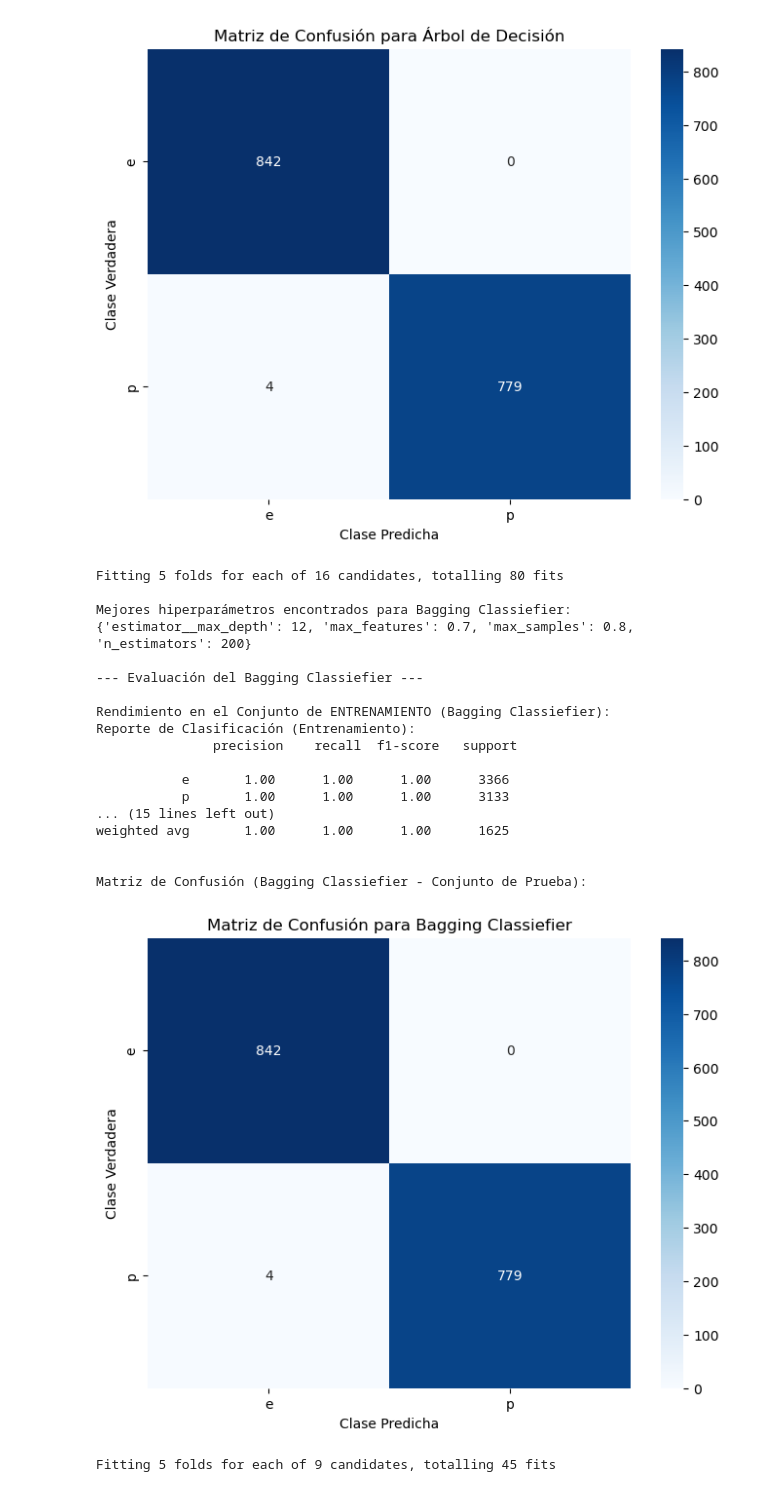
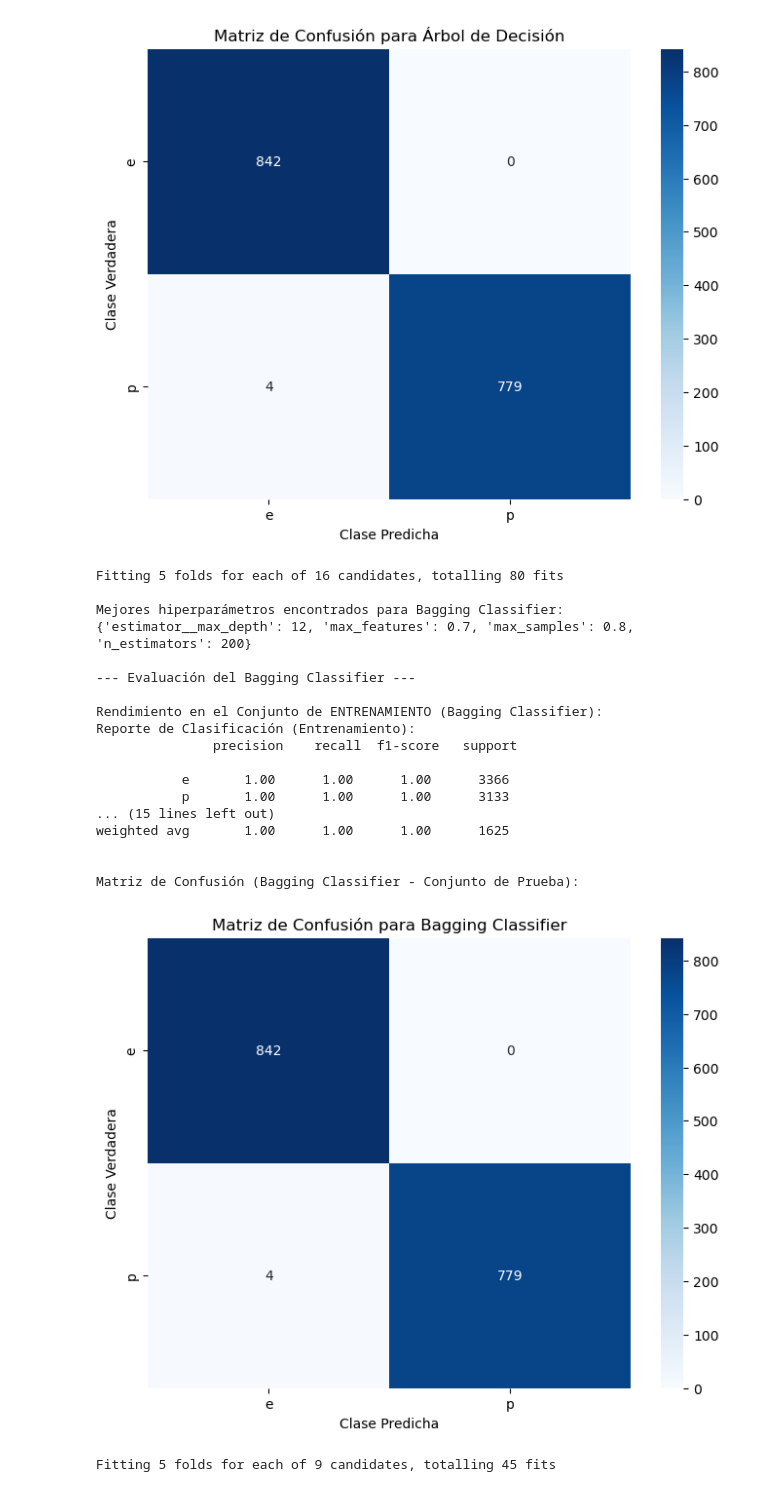
Before and after one commit to JimenezRoDA/FungiScan, a Jupyter notebook: notebook/mushroom_safer.ipynb, the cells around one changed output. Drawn from its saved outputs; the diff is of its cells as text; code cells hidden in the pictures.

```diff
--- a/notebook/mushroom_safer.ipynb
+++ b/notebook/mushroom_safer.ipynb
@@ -422,7 +422,7 @@ Matriz de Confusión (Árbol de Decisión - Conjunto de Prueba):
 # %%
 # Ahora vamos con los métodos de conjunto:
 # Vamos a usar el modelo optimizado de el arbol de decision anterior
-base_estimator = best_model
+base_estimator = best_dt_model
 
 # Inicializar el clasificador Bagging
 bagging_model = BaggingClassifier(estimator=base_estimator, random_state=42)
@@ -432,42 +432,45 @@ param_grid_bagging = {
     'n_estimators': [100, 200],
     'max_samples': [0.7, 0.8],
     'max_features': [0.7, 0.8],
     'estimator__max_depth': [7, 12]
 }
 
-best_model, best_params = optimize_model_with_gridsearch(model_base=bagging_model,
+best_model_bagging, best_params_bagging = optimize_model_with_gridsearch(
+    model_base=bagging_model,
     param_grid=param_grid_bagging,
     X_train=X_train,
     y_train=y_train,
-    model_name="Bagging Classiefier")
+    model_name="Bagging Classifier"
+)
 
 evaluate_and_report_model(
-    model=best_model,
+    model=best_model_bagging,
     X_train=X_train,
     y_train=y_train,
     X_test=X_test,
     y_test=y_test,
     label_encoder=label_encoder_y,
-    model_name="Bagging Classiefier")
+    model_name="Bagging Classifier"
+)
 # %% [output]
 Fitting 5 folds for each of 16 candidates, totalling 80 fits
 
-Mejores hiperparámetros encontrados para Bagging Classiefier: {'estimator__max_depth': 12, 'max_features': 0.7, 'max_samples': 0.8, 'n_estimators': 200}
+Mejores hiperparámetros encontrados para Bagging Classifier: {'estimator__max_depth': 12, 'max_features': 0.7, 'max_samples': 0.8, 'n_estimators': 200}
 
---- Evaluación del Bagging Classiefier ---
+--- Evaluación del Bagging Classifier ---
 
-Rendimiento en el Conjunto de ENTRENAMIENTO (Bagging Classiefier):
+Rendimiento en el Conjunto de ENTRENAMIENTO (Bagging Classifier):
 Reporte de Clasificación (Entrenamiento):
                precision    recall  f1-score   support
 
            e       1.00      1.00      1.00      3366
            p       1.00      1.00      1.00      3133
 ... (15 lines left out)
 weighted avg       1.00      1.00      1.00      1625
 
 
-Matriz de Confusión (Bagging Classiefier - Conjunto de Prueba):
+Matriz de Confusión (Bagging Classifier - Conjunto de Prueba):
-[figure, old version]
+[figure, new version]
 # %%
 # AdaBoost está diseñado para funcionar mejor con clasificadores base muy simples y "débiles".
 # Si los árboles base fueran ya muy complejos y buenos (como nuestro best_dt_model con max_depth=9)
```
Also changed, not shown: parts of 1 cell of this notebook, 9 other files.
